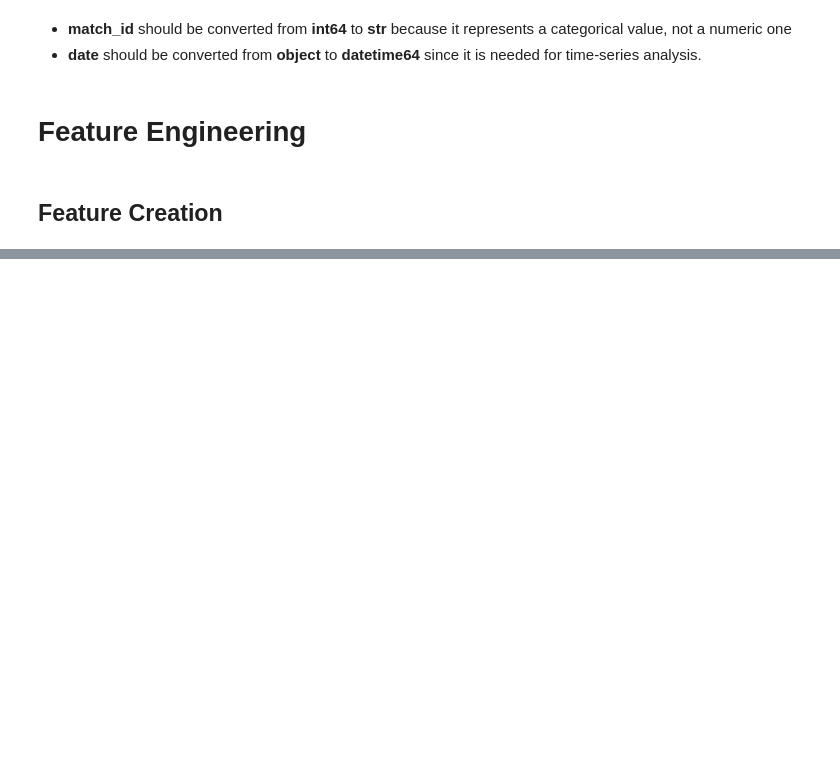
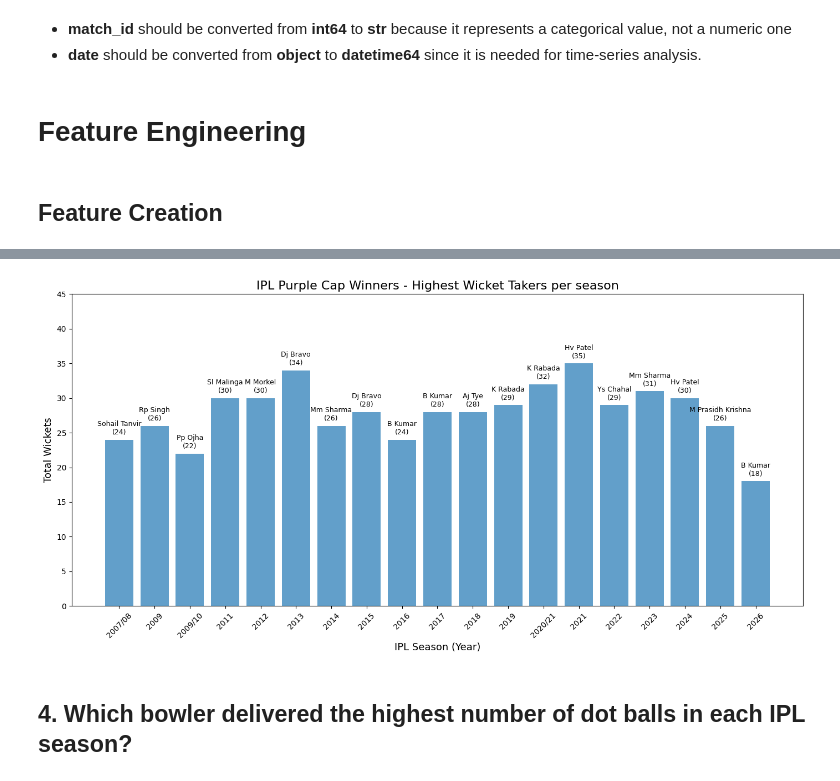
Before and after one commit to PWN-N/Data_Pre-processing, a Jupyter notebook: Cricket_Analysis.ipynb, the cells around one changed output, grey strips where cells are left out. Saved outputs shown, nothing was run; the diff lists cells and outputs as text; code cells hidden in the pictures; blank space fills up the shorter version.

```diff
--- a/Cricket_Analysis.ipynb
+++ b/Cricket_Analysis.ipynb
@@ -276,0 +434,7 @@ df['is_dot_ball'] = (df['total_runs']==0).astype(int)
+# %%
+wickets_per_year = df.groupby(['season', 'bowler'])['is_wicket'].sum().reset_index()
+
+top_wicket_taker = wickets_per_year.groupby('season')['is_wicket'].idxmax()
+top_wicket_takers = wickets_per_year.loc[top_wicket_taker]
+top_wicket_takers = top_wicket_takers.rename(columns={'is_wicket': 'total_wickets'})
+top_wicket_takers
@@ -276,0 +459,20 @@ df['is_dot_ball'] = (df['total_runs']==0).astype(int)
+# %%
+plt.figure(figsize=(14, 7))
+bars = plt.bar(top_wicket_takers['season'].astype(str), top_wicket_takers['total_wickets'], alpha=0.7)
+
+for bar, bowler, wickets in zip(bars, top_wicket_takers['bowler'], top_wicket_takers['total_wickets']):
+    plt.text(bar.get_x() + bar.get_width() / 2, bar.get_height() +0.5, f'{bowler}\n({wickets})',
+             ha='center', va='bottom', fontsize=9)
+
+plt.xlabel('IPL Season (Year)', fontsize=13)
+plt.ylabel('Total Wickets', fontsize=13)
+plt.title('IPL Purple Cap Winners - Highest Wicket Takers per season', fontsize=16)
+plt.xticks(rotation=45)
+plt.ylim(0, top_wicket_takers['total_wickets'].max() + 10)
+
+plt.tight_layout()
+plt.show()
+# %% [output]
+[figure, added]
+# %% [markdown]
+## 4. Which bowler delivered the highest number of dot balls in each IPL season?
```
Also changed, not shown: parts of 43 cells of this notebook.
